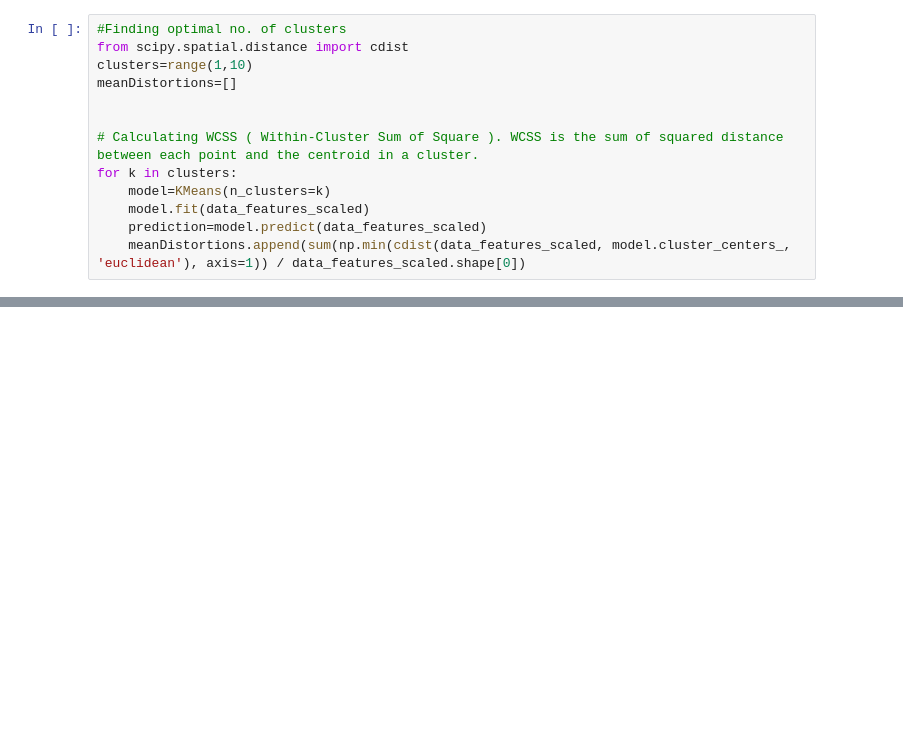
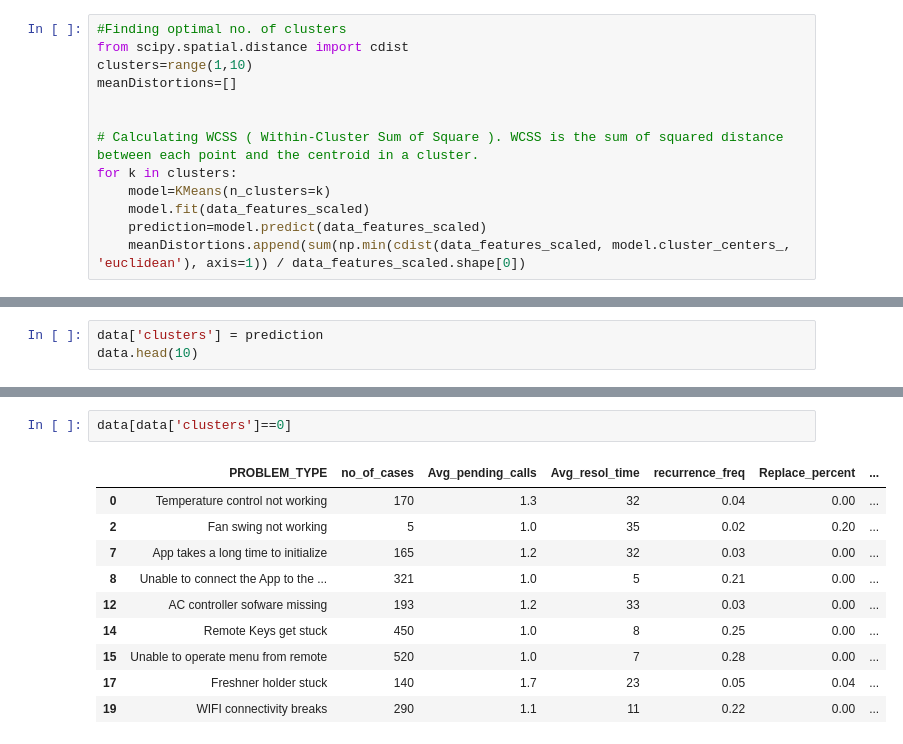
Before and after one commit to RochaErik/X-KMeans-TechSupport-Data, a Jupyter notebook: K_Means_Tech_support_data.ipynb, the cells around one changed output, grey strips where cells are left out. Drawn from its saved outputs; the diff is of its cells as text; blank space fills up the shorter version.

```diff
--- a/K_Means_Tech_support_data.ipynb
+++ b/K_Means_Tech_support_data.ipynb
@@ -87,0 +124,3 @@ for k in clusters:
+# %%
+data['clusters'] = prediction
+data.head(10)
@@ -87,0 +139,13 @@ for k in clusters:
+# %%
+data[data['clusters']==0]
+# %% [output]
+|  | PROBLEM_TYPE | no_of_cases | Avg_pending_calls | Avg_resol_time | recurrence_freq | Replace_percent | ... |
+| 0 | Temperature control not working | 170 | 1.3 | 32 | 0.04 | 0.00 | ... |
+| 2 | Fan swing not working | 5 | 1.0 | 35 | 0.02 | 0.20 | ... |
+| 7 | App takes a long time to initialize | 165 | 1.2 | 32 | 0.03 | 0.00 | ... |
+| 8 | Unable to connect the App to the ... | 321 | 1.0 | 5 | 0.21 | 0.00 | ... |
+| 12 | AC controller sofware missing | 193 | 1.2 | 33 | 0.03 | 0.00 | ... |
+| 14 | Remote Keys get stuck | 450 | 1.0 | 8 | 0.25 | 0.00 | ... |
+| 15 | Unable to operate menu from remote | 520 | 1.0 | 7 | 0.28 | 0.00 | ... |
+| 17 | Freshner holder stuck | 140 | 1.7 | 23 | 0.05 | 0.04 | ... |
+| 19 | WIFI connectivity breaks | 290 | 1.1 | 11 | 0.22 | 0.00 | ... |
```
Also changed, not shown: parts of 13 cells of this notebook.
